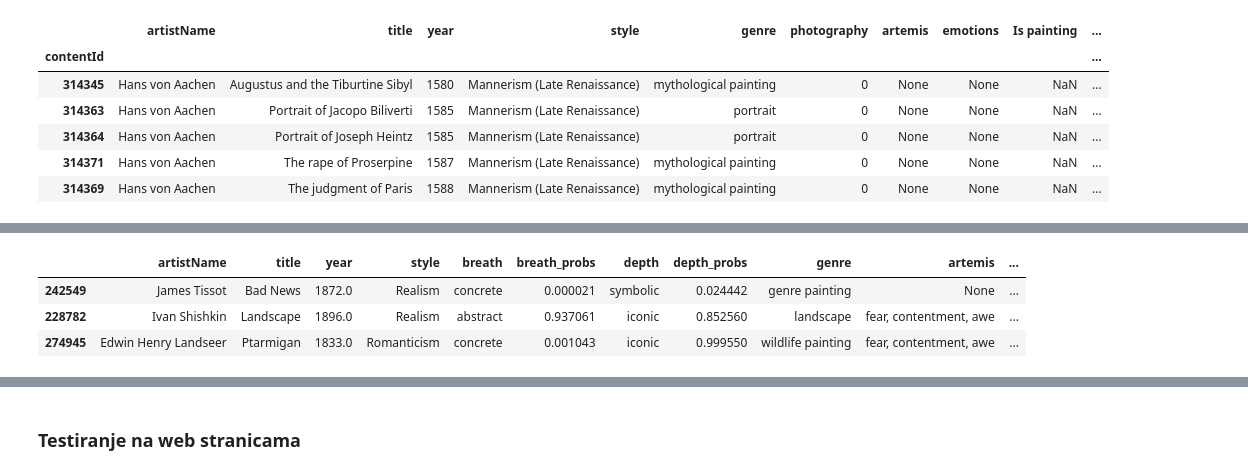
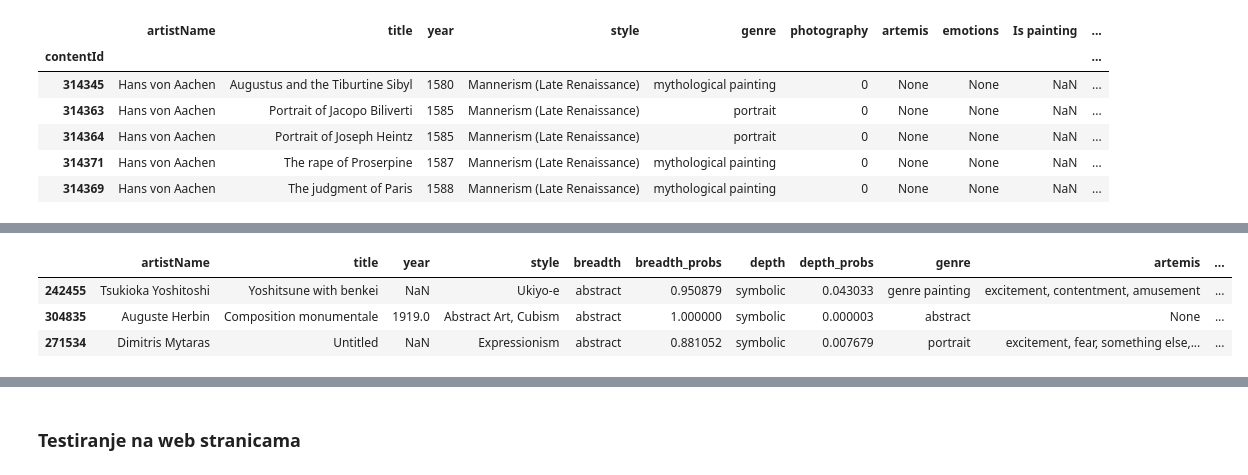
Before and after one commit to Trpquo/art_critic, a Jupyter notebook: 4_tester.ipynb, the cells around one changed output, grey strips where cells are left out. Drawn from its saved outputs; the diff is of its cells as text; code cells hidden in the pictures.

```diff
--- a/4_tester.ipynb
+++ b/4_tester.ipynb
@@ -7,8 +7,8 @@ from fastai.vision.all import load_learner
 import os
 
 
-# model_picks = next(os.walk("./models"))[1]
-model_picks = ["vgg11_bn_3x"]
+model_picks = next(os.walk("./models"))[1]
+# model_picks = ["alexnet_3x"]
 seen = set()
 testees = {}
 
@@ -25,7 +25,7 @@ for model in sorted(model_picks):
         seen.add(signature)
         try:
             testees[model] = {
-                "breath": load_learner(spot/"breath.pkl"),
+                "breadth": load_learner(spot/"breadth.pkl"),
                 "depth": load_learner(spot/"depth.pkl")
             }
         except Exception as ex:
@@ -85,0 +98,3 @@ for model_name, addresses in datafiles.items():
+# %%
+model_picks.sort()
+model_picks
@@ -86,12 +111,12 @@ for model_name, addresses in datafiles.items():
 # %%
-# import pandas as pd
-
 model_predictions = {}
 for model in model_picks:
     model_predictions[model] = pd.read_parquet(Path("./data")/model/"critic_output1.parquet")
-model_predictions[list(model_predictions.keys())[0]].sample(3)
+model = model_picks[3]
+preds = model_predictions[model]
+preds.sample(3)
 # %% [output]
-|  | artistName | title | year | style | breath | breath_probs | depth | depth_probs | genre | artemis | ... |
-| 242549 | James Tissot | Bad News | 1872.0 | Realism | concrete | 0.000021 | symbolic | 0.024442 | genre painting | None | ... |
-| 228782 | Ivan Shishkin | Landscape | 1896.0 | Realism | abstract | 0.937061 | iconic | 0.852560 | landscape | fear, contentment, awe | ... |
-| 274945 | Edwin Henry Landseer | Ptarmigan | 1833.0 | Romanticism | concrete | 0.001043 | iconic | 0.999550 | wildlife painting | fear, contentment, awe | ... |
+|  | artistName | title | year | style | breadth | breadth_probs | depth | depth_probs | genre | artemis | ... |
+| 242455 | Tsukioka Yoshitoshi | Yoshitsune with benkei | NaN | Ukiyo-e | abstract | 0.950879 | symbolic | 0.043033 | genre painting | excitement, contentment, amusement | ... |
+| 304835 | Auguste Herbin | Composition monumentale | 1919.0 | Abstract Art, Cubism | abstract | 1.000000 | symbolic | 0.000003 | abstract | None | ... |
+| 271534 | Dimitris Mytaras | Untitled | NaN | Expressionism | abstract | 0.881052 | symbolic | 0.007679 | portrait | excitement, fear, something else,... | ... |
```
Also changed, not shown: parts of 11 cells of this notebook, 25 other files.
